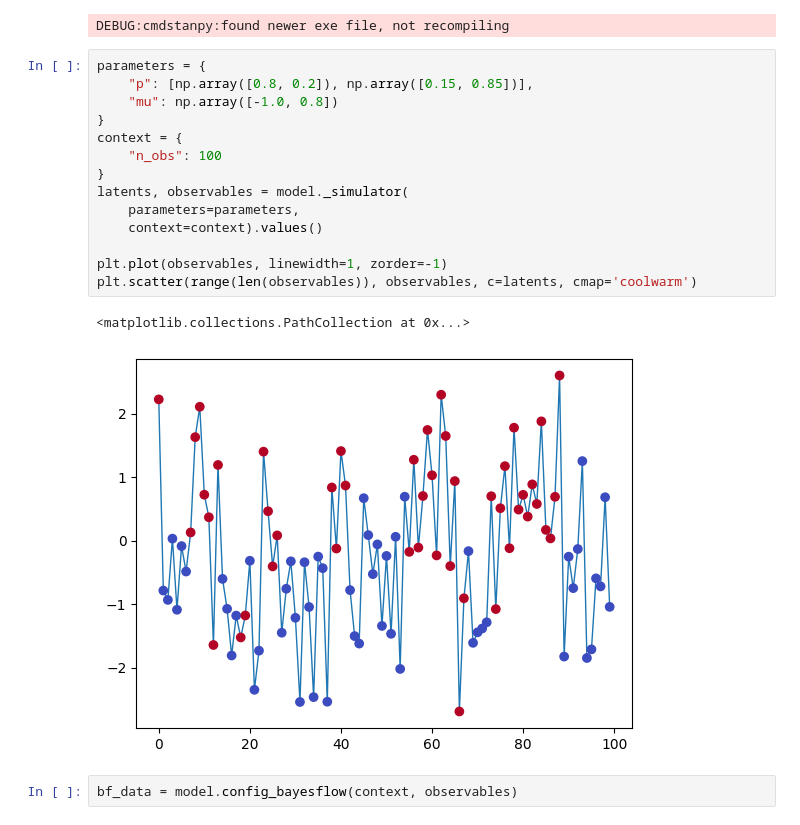
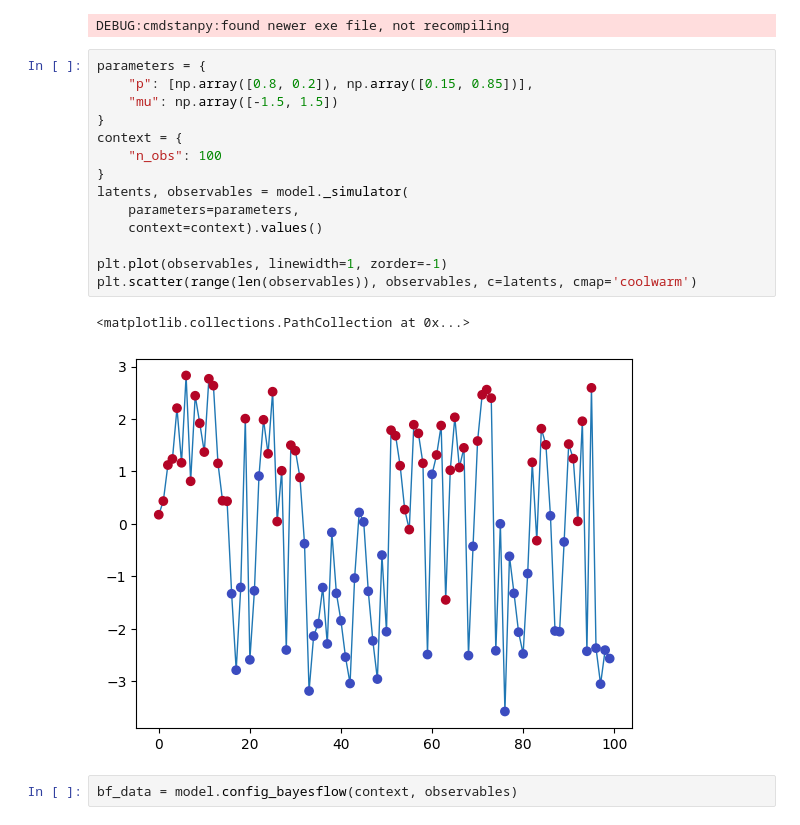
Before and after one commit to Kucharssim/bayesflow-amortized-mixtures, a Jupyter notebook: case-studies/normal-hmm/calibration-stan.ipynb, the cells around one changed output. Cells and saved outputs as stored; diff of their text form.

```diff
--- a/case-studies/normal-hmm/calibration-stan.ipynb
+++ b/case-studies/normal-hmm/calibration-stan.ipynb
@@ -40,20 +40,20 @@ DEBUG:cmdstanpy:found newer exe file, not recompiling
 # %%
 parameters = {
     "p": [np.array([0.8, 0.2]), np.array([0.15, 0.85])],
-    "mu": np.array([-1.0, 0.8])
+    "mu": np.array([-1.5, 1.5])
 }
 context = {
     "n_obs": 100
 }
 latents, observables = model._simulator(
     parameters=parameters,
     context=context).values()
 
 plt.plot(observables, linewidth=1, zorder=-1)
 plt.scatter(range(len(observables)), observables, c=latents, cmap='coolwarm')
 # %% [output]
 <matplotlib.collections.PathCollection at 0x...>
-[figure, old version]
+[figure, new version]
 # %%
 bf_data = model.config_bayesflow(context, observables)
 # %%
```
